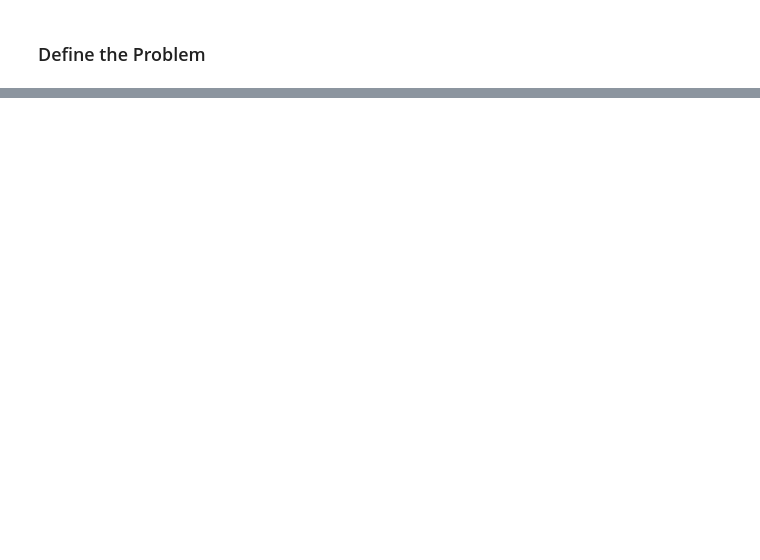
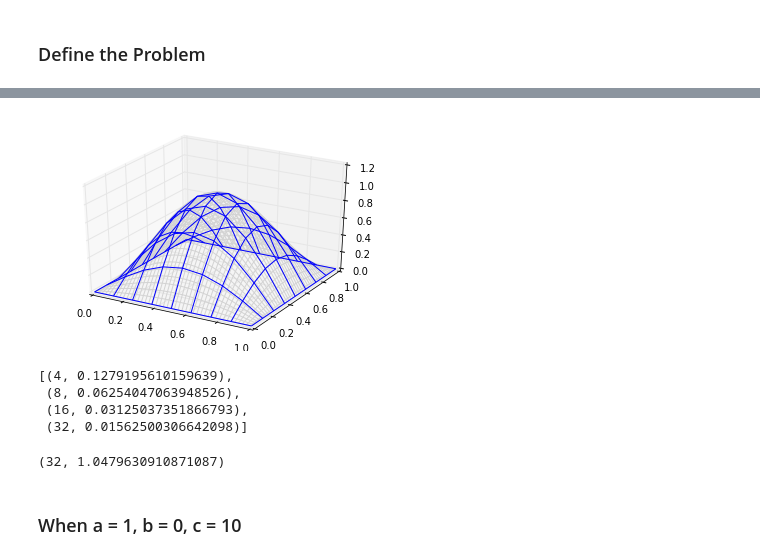
Before and after one commit to alcarney/polynomial_chaos, a Jupyter notebook: src/Problem_0.ipynb, the cells around one changed output, grey strips where cells are left out. Drawn from its saved outputs; the diff is of its cells as text; code cells hidden in the pictures; blank space fills up the shorter version.

```diff
--- a/src/Problem_0.ipynb
+++ b/src/Problem_0.ipynb
@@ -99,0 +99,51 @@ err
+# %%
+def exact(x, y):
+    return sin(pi * x) * sin(pi * y)
+
+parameters = (1,  [0, 0], 1)
+
+def known_nodes(v):
+    return abs(v[0]) == 1 or abs(v[1]) == 1 or v[0] == 0 or v[1] == 0
+
+def f(x, y):
+      return (2*pi**2) * (sin(pi * x)) * (sin(pi * y)) + (sin(pi * x) * sin(pi * y))
+# %%
+# Setup the axis to plot on
+fig = plt.figure()
+ax = fig.add_subplot(111, projection='3d')
+
+# Plot the exact solution
+X = np.linspace(0,1,128)
+Y = np.linspace(0,1,128)
+X, Y = np.meshgrid(X, Y)
+Z = np.sin(pi * X) * np.sin(pi * Y)
+ax.plot_wireframe(X, Y, Z, rstride=3, cstride=3, color='lightgrey')
+
+err = []
+
+for N in [4, 8, 16, 32]:
+    # Solve the system
+    results = solve_system(parameters, known_nodes, f, N, exact)
+
+    if N == 8:
+        # Plot our approximation
+        xs, ys = results['grid']
+        U = results['U']
+        ax.plot_wireframe(xs, ys, U, color='blue')
+
+    err.append((N, results['err']))
+# %% [output]
+[figure, added]
+# %%
+err
+# %% [output]
+[(4, 0.1279195610159639),
+ (8, 0.06254047063948526),
+ (16, 0.03125037351866793),
+ (32, 0.01562500306642098)]
+# %%
+results['N'], results['U'].max()
+# %% [output]
+(32, 1.0479630910871087)
+# %% [markdown]
+### When a = 1, b = 0, c = 10
```
Also changed, not shown: parts of 32 cells of this notebook, 6 other files.
